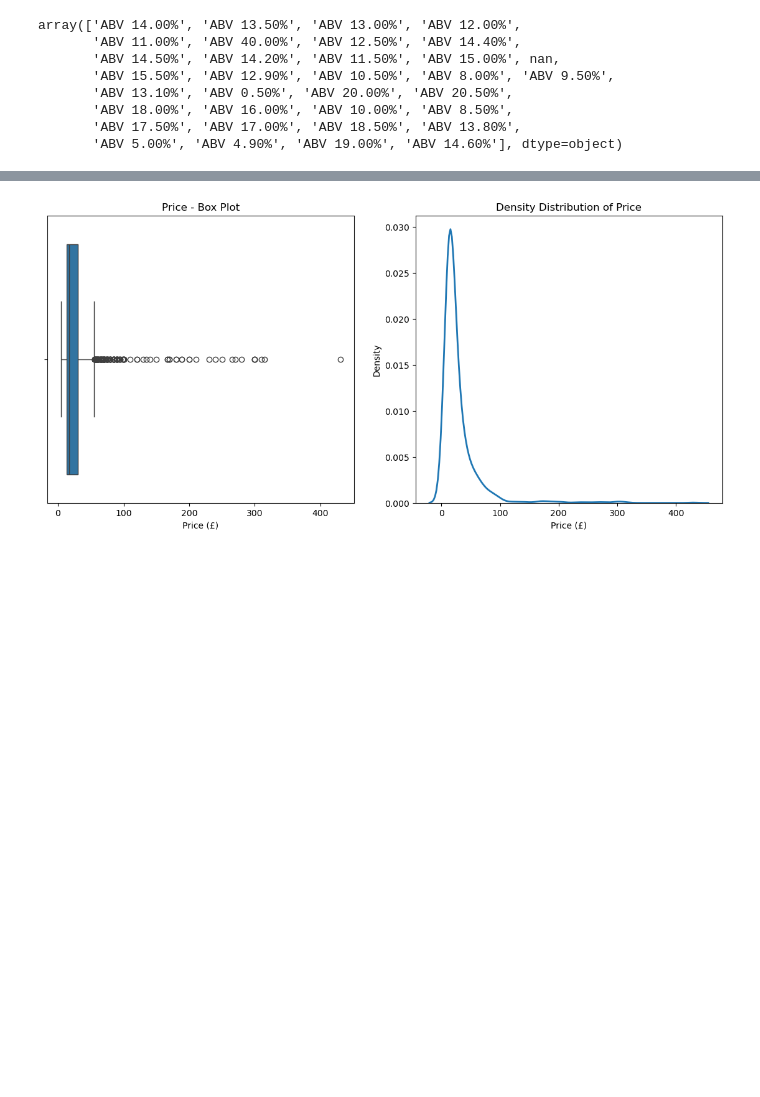
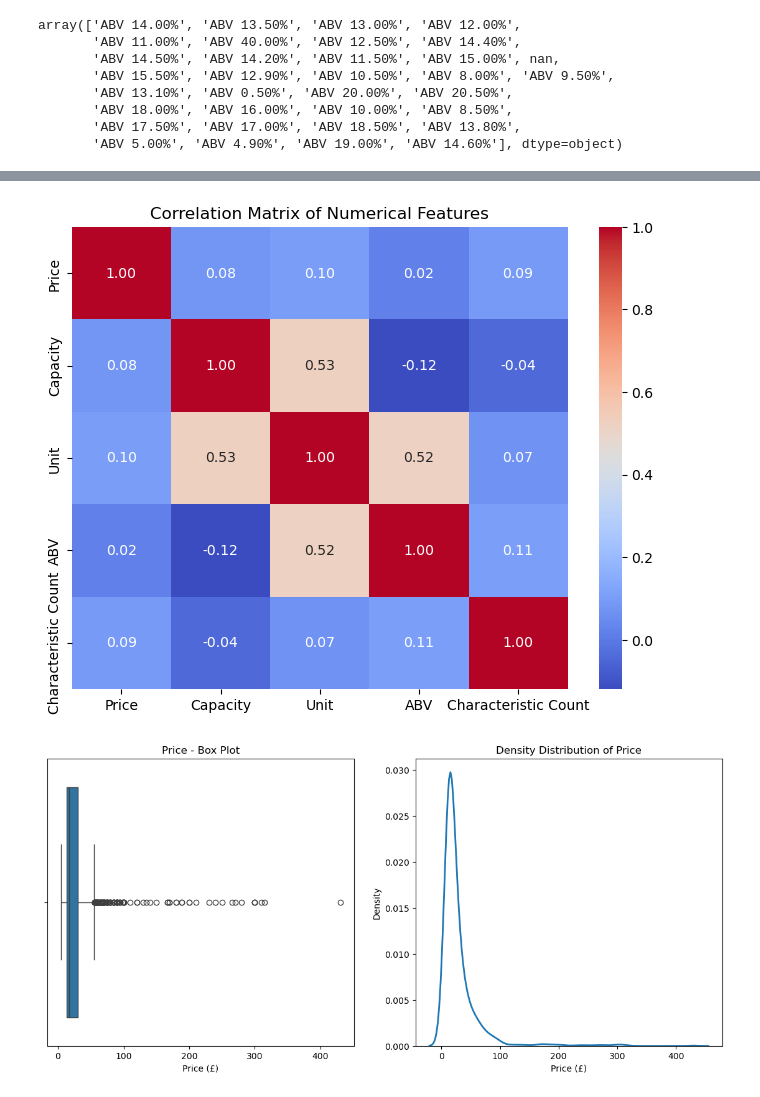
Before and after one commit to lwq1023999/COMP5712-group_coursework, a Jupyter notebook: notebook/Group project.ipynb, the cells around one changed output, grey strips where cells are left out. Saved outputs shown, nothing was run; the diff lists cells and outputs as text; code cells hidden in the pictures; blank space fills up the shorter version.

```diff
--- a/notebook/Group project.ipynb
+++ b/notebook/Group project.ipynb
@@ -372,9 +249,3 @@ array(['ABV 14.00%', 'ABV 13.50%', 'ABV 13.00%', 'ABV 12.00%',
        'ABV 18.00%', 'ABV 16.00%', 'ABV 10.00%', 'ABV 8.50%',
        'ABV 17.50%', 'ABV 17.00%', 'ABV 18.50%', 'ABV 13.80%',
        'ABV 5.00%', 'ABV 4.90%', 'ABV 19.00%', 'ABV 14.60%'], dtype=object)
-# %%
-# Remove 'ABV ' and '%' and convert the result to float, directly modifying the 'ABV' column
-wine_clean['ABV'] = wine_clean['ABV'].str.replace('ABV ', '', regex=False).str.replace('%', '', regex=False).astype(float)
-
-# Display the cleaned ABV column
-wine_clean.head()
@@ -387,0 +252,7 @@ wine_clean.head()
+# %%
+def clean_abv(value):
+    if isinstance(value, str):
+        return float(value.replace('ABV ', '').replace('%', ''))
+    return float(value)
+
+wine_clean['ABV'] = wine_clean['ABV'].apply(clean_abv)
@@ -387,0 +321,10 @@ wine_clean.head()
+# %%
+# Identify rows where the title contains "0.0%" or "0%" and ABV is NaN
+mask = (
+    wine_clean['Title'].str.contains(r"0\.?0?%", case=False, na=False) &  # Matches "0.0%" or "0%"
+    wine_clean['ABV'].isnull()  # ABV must be NaN
+)
+
+# Update the ABV to 0.0 for these rows
+wine_clean.loc[mask, 'ABV'] = 0.0
+wine_clean.loc[mask, 'Unit'] = 0.0
@@ -387,0 +342,2 @@ wine_clean.head()
+# %%
+wine_clean['Characteristic Count'] = wine_clean['Characteristics'].str.count(',') + 1
@@ -388,3 +409,14 @@ wine_clean.head()
+# %%
+# Calculate the correlation matrix
+correlation_matrix = wine_clean.corr()
+
+# Plot the heatmap
+plt.figure(figsize=(8, 6))
+sns.heatmap(correlation_matrix, annot=True, cmap='coolwarm', fmt='.2f')
+plt.title('Correlation Matrix of Numerical Features')
+plt.show()
+# %% [output]
+[figure, added]
 # %%
 # Plotting Box Plot and Density Distribution for Price
 plt.figure(figsize=(14, 6))
```
Also changed, not shown: parts of 68 cells of this notebook.
